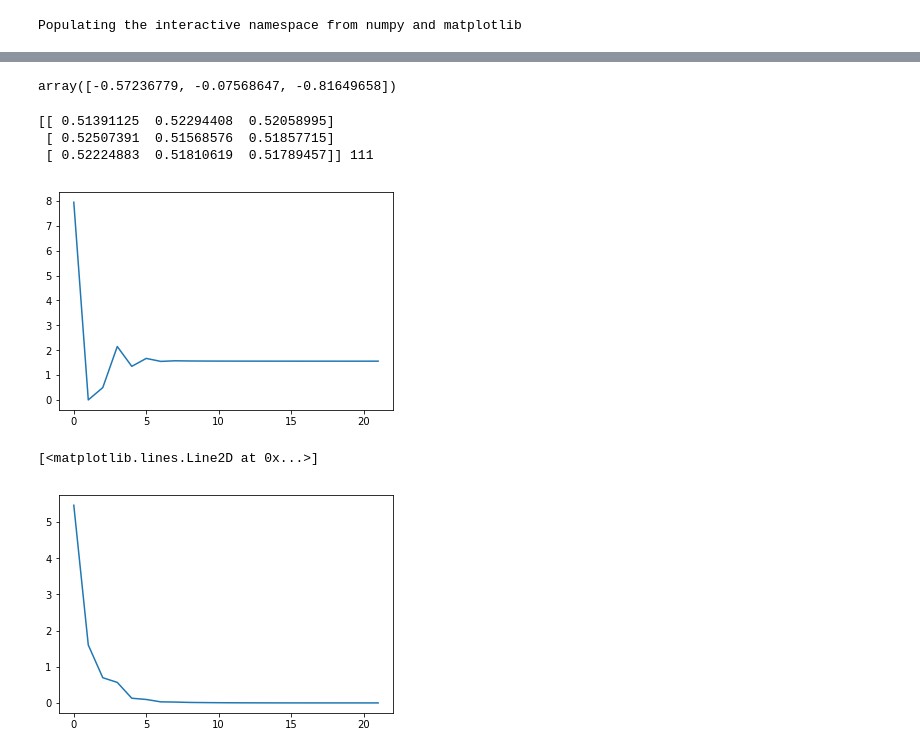
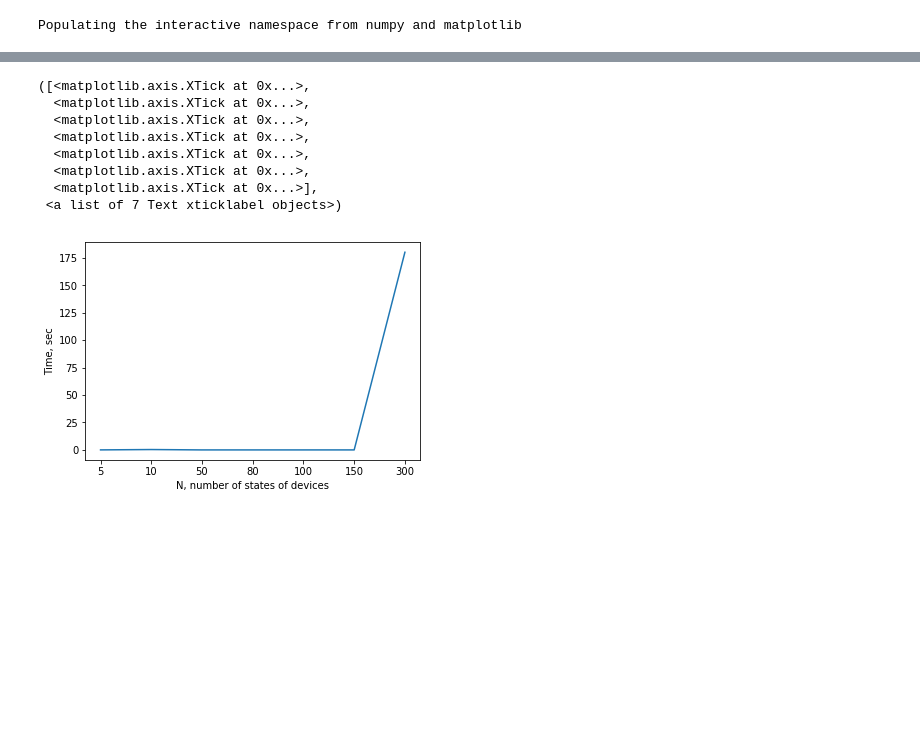
Before and after one commit to aksholokhov/bachelor_thesis, a Jupyter notebook: FastControl.ipynb, the cells around one changed output, grey strips where cells are left out. Drawn from its saved outputs; the diff is of its cells as text; code cells hidden in the pictures; blank space fills up the shorter version.

```diff
--- a/FastControl.ipynb
+++ b/FastControl.ipynb
@@ -22,8 +22,3 @@ from time import sleep
 import threading
 # %% [output]
 Populating the interactive namespace from numpy and matplotlib
-# %%
-from numpy.linalg import eig
-
-P = array([[1,2,3],[4,5,6],[7,8,9]])
-sorted(eig(P)[0])[1]
@@ -64,31 +53,36 @@ class ObjectiveGenerator:
 def lag_grad_p(P, Q, Y, rho, w, z, pi):
     v2 = eig(P)[1][:, 1]
     last_part = [[rho*pi[j]*(p[j,i]-1) for j in P.shape[1]] for i in P.shape[0]]
-# %%
-P = array([[1,2,3],[4,5,6],[7,8,9]])
-sorted(zip(*eig(P.T.dot(P))), key=lambda x: x[0], reverse=True)[1][1]
-# %% [output]
-array([-0.57236779, -0.07568647, -0.81649658])
 # %%
 from main import solve
-n = 3
-c = 1
-u = zeros(n).reshape((n, 1))
-u[0][0] = 1
-s = 1
-pi = (ones(n)/n).reshape((n, 1))
-q = ones(n).reshape((n, 1))
-P, log, converged = solve(c, u, s, pi, q)
-print(P, converged)
+from time import time
+
+times = []
+for n in tqdm([5, 10, 50, 80, 100, 150, 300]):
+    c = 1
+    u = zeros(n).reshape((n, 1))
+    u[0][0] = 1
+    s = 1
+    pi = (ones(n)/n).reshape((n, 1))
+    q = ones(n).reshape((n, 1))
+    begin = time()
+    P, log, converged = solve(c, u, s, pi, q)
+    end = time()
+    times.append(end-begin)
-# %% [output]
-[[ 0.51391125  0.52294408  0.52058995]
- [ 0.52507391  0.51568576  0.51857715]
- [ 0.52224883  0.51810619  0.51789457]] 111
-# %%
-plot(log["P_grad_norm"])
-show()
-plot(log["P_Q_difference"])
-# %% [output]
-[figure, removed]
-[<matplotlib.lines.Line2D at 0x...>]
-[figure, removed]
+# %%
+times[-1] = 180
+# %%
+plot(times)
+xlabel("N, number of states of devices")
+ylabel("Time, sec")
+xticks(range(len(times)), [5, 10, 50, 80, 100, 150, 300])
+# %% [output]
+([<matplotlib.axis.XTick at 0x...>,
+  <matplotlib.axis.XTick at 0x...>,
+  <matplotlib.axis.XTick at 0x...>,
+  <matplotlib.axis.XTick at 0x...>,
+  <matplotlib.axis.XTick at 0x...>,
+  <matplotlib.axis.XTick at 0x...>,
+  <matplotlib.axis.XTick at 0x...>],
+ <a list of 7 Text xticklabel objects>)
+[figure, added]
```
Also changed, not shown: parts of 20 cells of this notebook, 3 other files.
